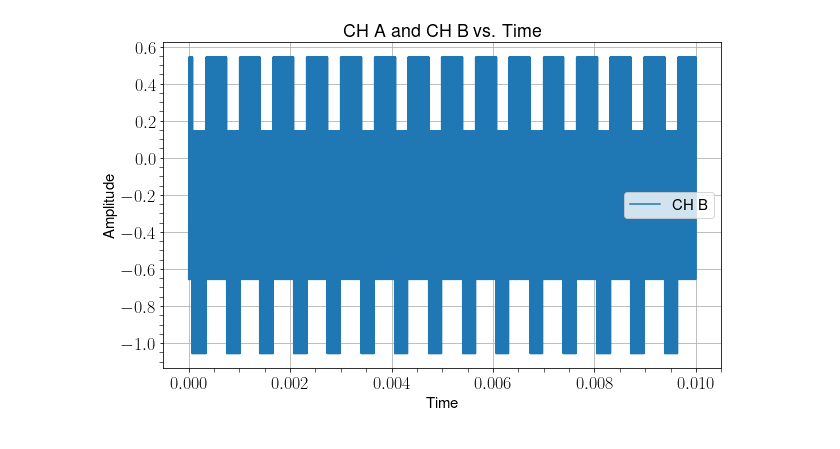
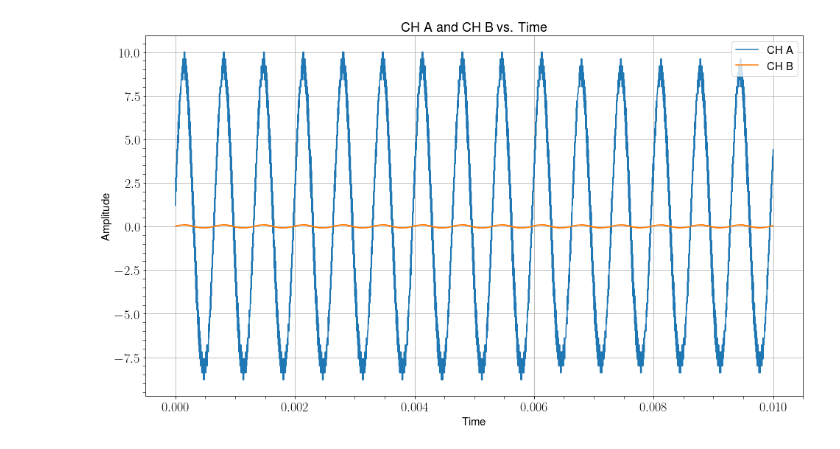
Before and after one commit to MayerPablo/FP, a Jupyter notebook: FarPock/FarPockJohann.ipynb, the cells around one changed output. Cells and saved outputs as stored; diff of their text form; code cells hidden in the pictures.

```diff
--- a/FarPock/FarPockJohann.ipynb
+++ b/FarPock/FarPockJohann.ipynb
@@ -275,21 +275,22 @@ df = pd.read_csv("Messung_daempfung_HM1508.csv")
 
 # Convert DataFrame columns to NumPy arrays
 ch_a_array = df['CH A'].to_numpy()
-ch_b_array = df['CH B'].to_numpy()
+fake_daempfung = ch_a_array * 0.01
+time_array = df['Time'].to_numpy()
 # %%
 #Plot daempfung
-plt.figure(figsize=(10, 6))  # Adjust the figure size as needed
-# plt.scatter(time_array, ch_a_array, label='CH A')
-plt.plot(time_array, ch_b_array, label='CH B')
+plt.figure(figsize=(16, 9))  # Adjust the figure size as needed
+plt.scatter(time_array, ch_a_array, label='CH A',marker=None)
+plt.scatter(time_array, fake_daempfung, label='CH B',marker=None)
 
 # Add labels and a legend
 plt.xlabel('Time')
 plt.ylabel('Amplitude')
 plt.legend()
 
 # Show the plot
 plt.grid(True)
 plt.title('CH A and CH B vs. Time')
 plt.show()
 # %% [output]
-[figure, old version]
+[figure, new version]
```
